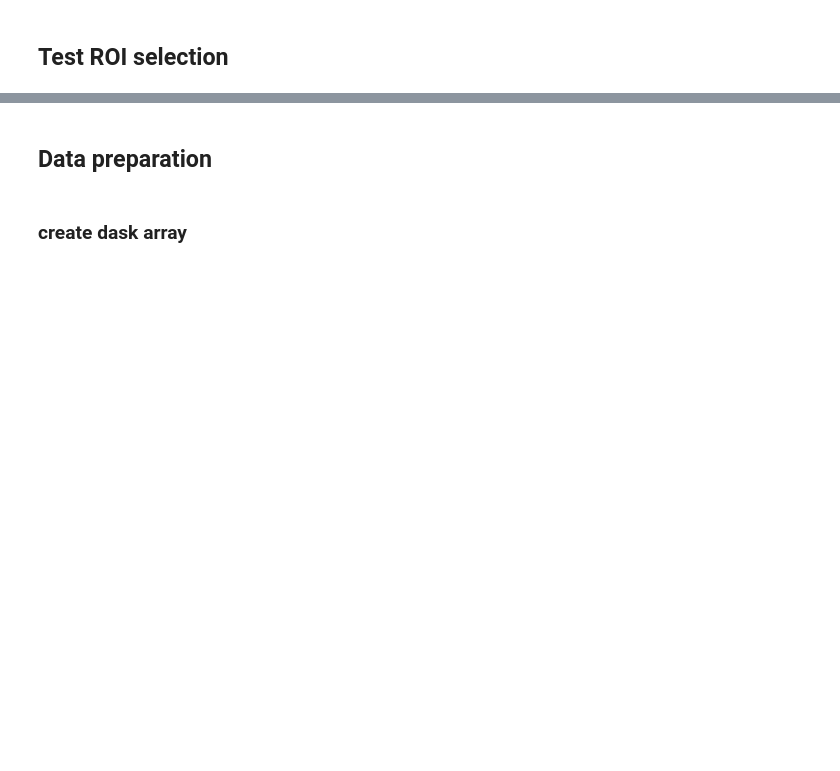
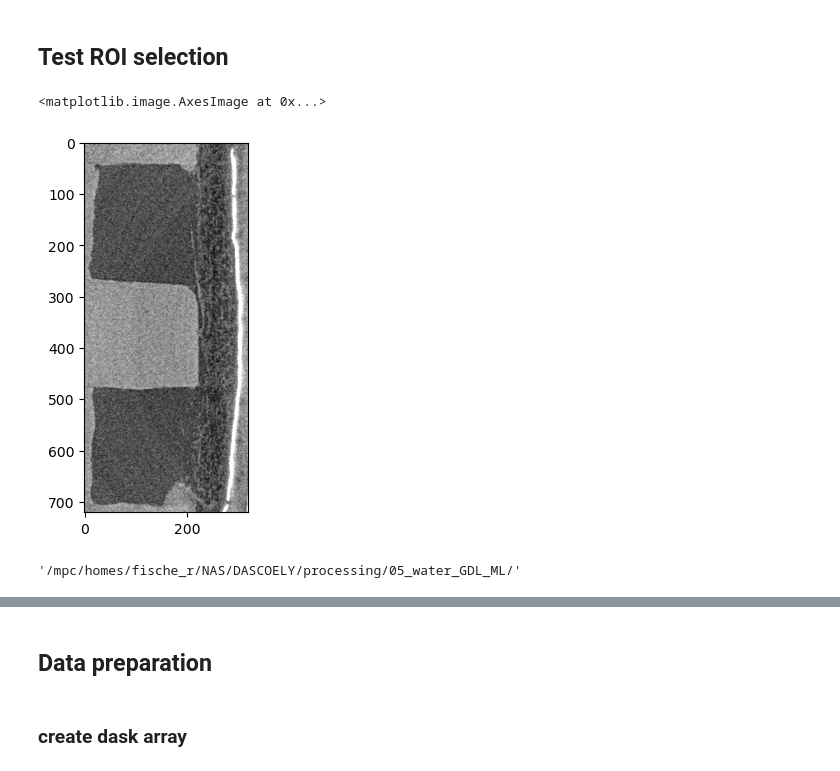
Before and after one commit to Pescatore23/co2ely-tomcat, a Jupyter notebook: data_analysis/05a_ML_water_segmentation.ipynb, the cells around one changed output, grey strips where cells are left out. Drawn from its saved outputs; the diff is of its cells as text; code cells hidden in the pictures; blank space fills up the shorter version.

Commit message:
advancing ML of water

```diff
--- a/data_analysis/05a_ML_water_segmentation.ipynb
+++ b/data_analysis/05a_ML_water_segmentation.ipynb
@@ -125,16 +120,19 @@ Dashboard at http://127.0.0.1:35000/status
 # %% [markdown]
 ## Test ROI selection
 # %%
-# sample = '8x'
+sample = '4'
 # %%
-# # file = '01_'+sample+'_rotated_3p1D.nc'
-# file = '02_'+sample+'_registered_3p1D.nc'
-# imagepath = os.path.join(path_02_4D, file)
-# data = xr.open_dataset(imagepath)
-# images = [im for im in data.keys() if im[3:7] == 'imag']
-# images.sort()
+# file = '01_'+sample+'_rotated_3p1D.nc'
+file = '02_'+sample+'_registered_3p1D.nc'
+imagepath = os.path.join(path_02_4D, file)
+data = xr.open_dataset(imagepath)
+images = [im for im in data.keys() if im[3:7] == 'imag']
+images.sort()
 # %%
-# im300 = data[images[4]][:,:,300].data
+im300 = data[images[4]][:,:,300].data
 # %%
-# plt.imshow(im300[:,260:-260])
+plt.imshow(im300[50:-50,50:370], cmap='gray', vmin=10000, vmax=15000)
+# %% [output]
+<matplotlib.image.AxesImage at 0x...>
+[figure, added]
 # %%
@@ -144 +142,5 @@ Dashboard at http://127.0.0.1:35000/status
+# %%
+training_path
+# %% [output]
+'/mpc/homes/fische_r/NAS/DASCOELY/processing/05_water_GDL_ML/'
 # %%
```
Also changed, not shown: parts of 17 cells of this notebook, 3 other files.
